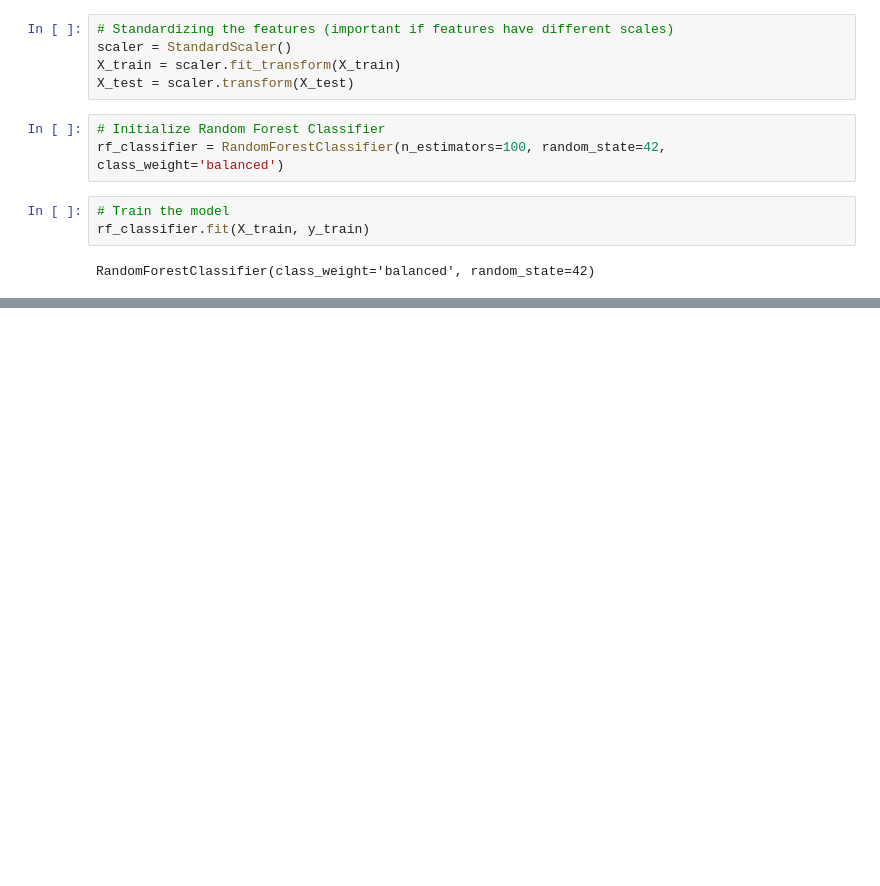
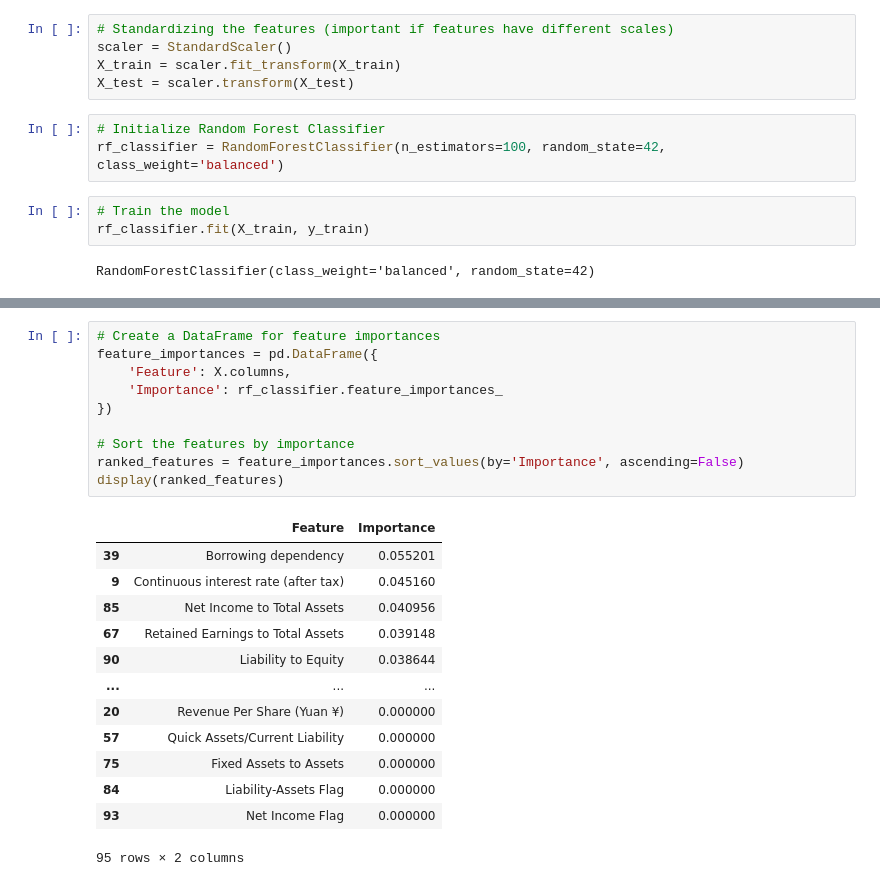
Before and after one commit to ElectricAntigen/taiwan_bankruptcy_ml, a Jupyter notebook: taiwan_credit.ipynb, the cells around one changed output, grey strips where cells are left out. Cells and saved outputs as stored; diff of their text form; blank space fills up the shorter version.

```diff
--- a/taiwan_credit.ipynb
+++ b/taiwan_credit.ipynb
@@ -101,3 +206,27 @@ Classification Report:
     accuracy                           0.97      1364
    macro avg       0.81      0.60      0.65      1364
 weighted avg       0.96      0.97      0.96      1364
+# %%
+# Create a DataFrame for feature importances
+feature_importances = pd.DataFrame({
+	'Feature': X.columns,
+	'Importance': rf_classifier.feature_importances_
+})
+
+# Sort the features by importance
+ranked_features = feature_importances.sort_values(by='Importance', ascending=False)
+display(ranked_features)
+# %% [output]
+|  | Feature | Importance |
+| 39 | Borrowing dependency | 0.055201 |
+| 9 | Continuous interest rate (after tax) | 0.045160 |
+| 85 | Net Income to Total Assets | 0.040956 |
+| 67 | Retained Earnings to Total Assets | 0.039148 |
+| 90 | Liability to Equity | 0.038644 |
+| ... | ... | ... |
+| 20 | Revenue Per Share (Yuan ¥) | 0.000000 |
+| 57 | Quick Assets/Current Liability | 0.000000 |
+| 75 | Fixed Assets to Assets | 0.000000 |
+| 84 | Liability-Assets Flag | 0.000000 |
+| 93 | Net Income Flag | 0.000000 |
+95 rows × 2 columns
```
Also changed, not shown: parts of 14 cells of this notebook.
